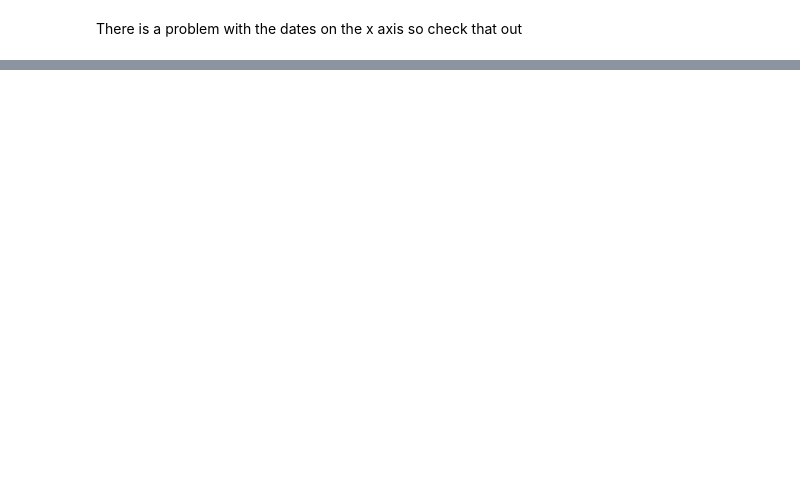
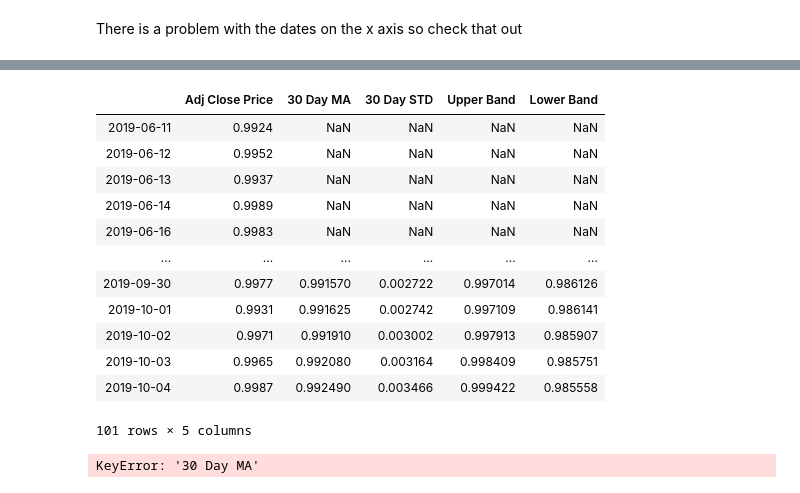
Before and after one commit to fromdatavistodatascience/venmo, a Jupyter notebook: currency_analysis.ipynb, the cells around one changed output, grey strips where cells are left out. Cells and saved outputs as stored; diff of their text form; code cells hidden in the pictures; blank space fills up the shorter version.

```diff
--- a/currency_analysis.ipynb
+++ b/currency_analysis.ipynb
@@ -43,0 +117,20 @@ There is a problem with the dates on the x axis so check that out
+# %%
+response_bb_df
+# %% [output]
+|  | Adj Close Price | 30 Day MA | 30 Day STD | Upper Band | Lower Band |
+| 2019-06-11 | 0.9924 | NaN | NaN | NaN | NaN |
+| 2019-06-12 | 0.9952 | NaN | NaN | NaN | NaN |
+| 2019-06-13 | 0.9937 | NaN | NaN | NaN | NaN |
+| 2019-06-14 | 0.9989 | NaN | NaN | NaN | NaN |
+| 2019-06-16 | 0.9983 | NaN | NaN | NaN | NaN |
+| ... | ... | ... | ... | ... | ... |
+| 2019-09-30 | 0.9977 | 0.991570 | 0.002722 | 0.997014 | 0.986126 |
+| 2019-10-01 | 0.9931 | 0.991625 | 0.002742 | 0.997109 | 0.986141 |
+| 2019-10-02 | 0.9971 | 0.991910 | 0.003002 | 0.997913 | 0.985907 |
+| 2019-10-03 | 0.9965 | 0.992080 | 0.003164 | 0.998409 | 0.985751 |
+| 2019-10-04 | 0.9987 | 0.992490 | 0.003466 | 0.999422 | 0.985558 |
+101 rows × 5 columns
+# %%
+response_df[-1:]['30 Day MA'][0]
+# %% [output]
+KeyError: '30 Day MA'
```
Also changed, not shown: parts of 13 cells of this notebook.
